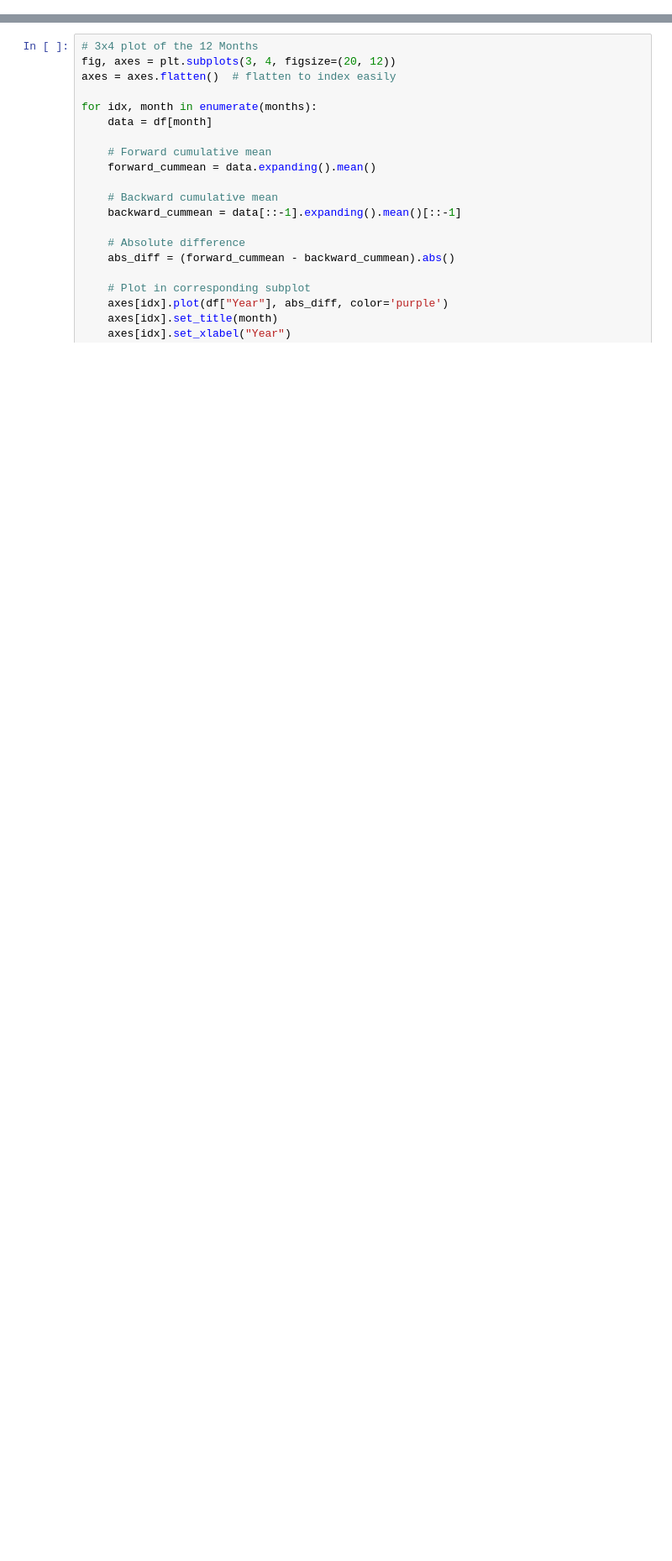
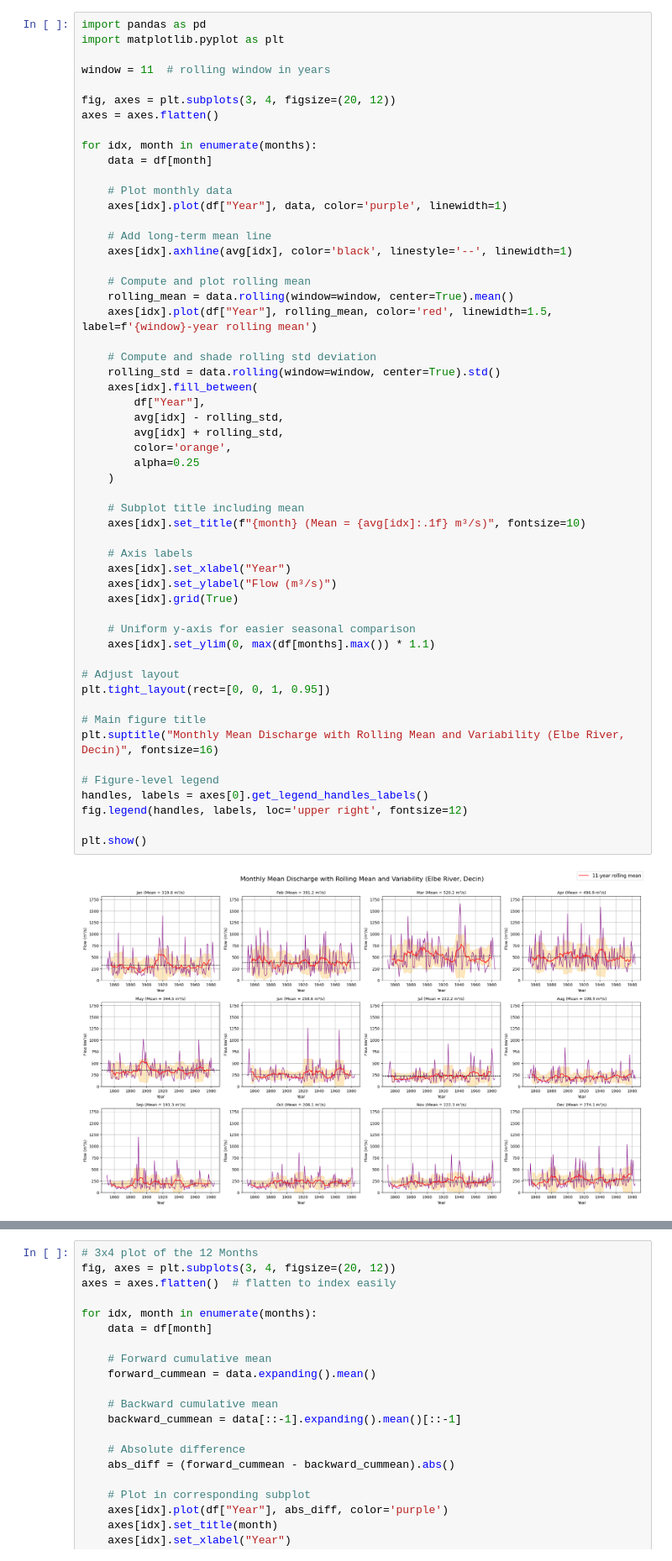
Before and after one commit to Shinyhunter95/Project-6070, a Jupyter notebook: Project_6070.ipynb, the cells around one changed output, grey strips where cells are left out. Shown at 84% size. Cells and saved outputs as stored; diff of their text form; blank space fills up the shorter version.

```diff
--- a/Project_6070.ipynb
+++ b/Project_6070.ipynb
@@ -106 +44,57 @@ plt.show()
+# %%
+import pandas as pd
+import matplotlib.pyplot as plt
+
+window = 11  # rolling window in years
+
+fig, axes = plt.subplots(3, 4, figsize=(20, 12))
+axes = axes.flatten()
+
+for idx, month in enumerate(months):
+    data = df[month]
+
+    # Plot monthly data
+    axes[idx].plot(df["Year"], data, color='purple', linewidth=1)
+
+    # Add long-term mean line
+    axes[idx].axhline(avg[idx], color='black', linestyle='--', linewidth=1)
+
+    # Compute and plot rolling mean
+    rolling_mean = data.rolling(window=window, center=True).mean()
+    axes[idx].plot(df["Year"], rolling_mean, color='red', linewidth=1.5, label=f'{window}-year rolling mean')
+
+    # Compute and shade rolling std deviation
+    rolling_std = data.rolling(window=window, center=True).std()
+    axes[idx].fill_between(
+        df["Year"],
+        avg[idx] - rolling_std,
+        avg[idx] + rolling_std,
+        color='orange',
+        alpha=0.25
+    )
+
+    # Subplot title including mean
+    axes[idx].set_title(f"{month} (Mean = {avg[idx]:.1f} m³/s)", fontsize=10)
+
+    # Axis labels
+    axes[idx].set_xlabel("Year")
+    axes[idx].set_ylabel("Flow (m³/s)")
+    axes[idx].grid(True)
+
+    # Uniform y-axis for easier seasonal comparison
+    axes[idx].set_ylim(0, max(df[months].max()) * 1.1)
+
+# Adjust layout
+plt.tight_layout(rect=[0, 0, 1, 0.95])
+
+# Main figure title
+plt.suptitle("Monthly Mean Discharge with Rolling Mean and Variability (Elbe River, Decin)", fontsize=16)
+
+# Figure-level legend
+handles, labels = axes[0].get_legend_handles_labels()
+fig.legend(handles, labels, loc='upper right', fontsize=12)
+
+plt.show()
+# %% [output]
+[figure, added]
 # %%
```
Also changed, not shown: parts of 7 cells of this notebook.
